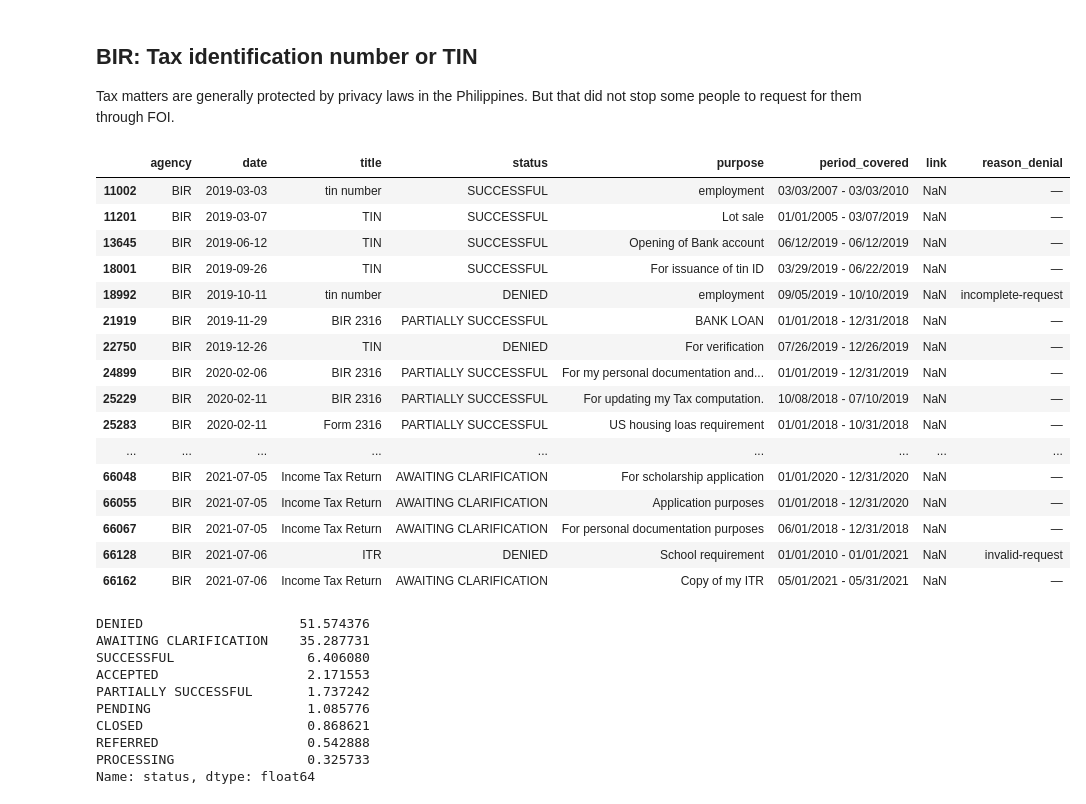
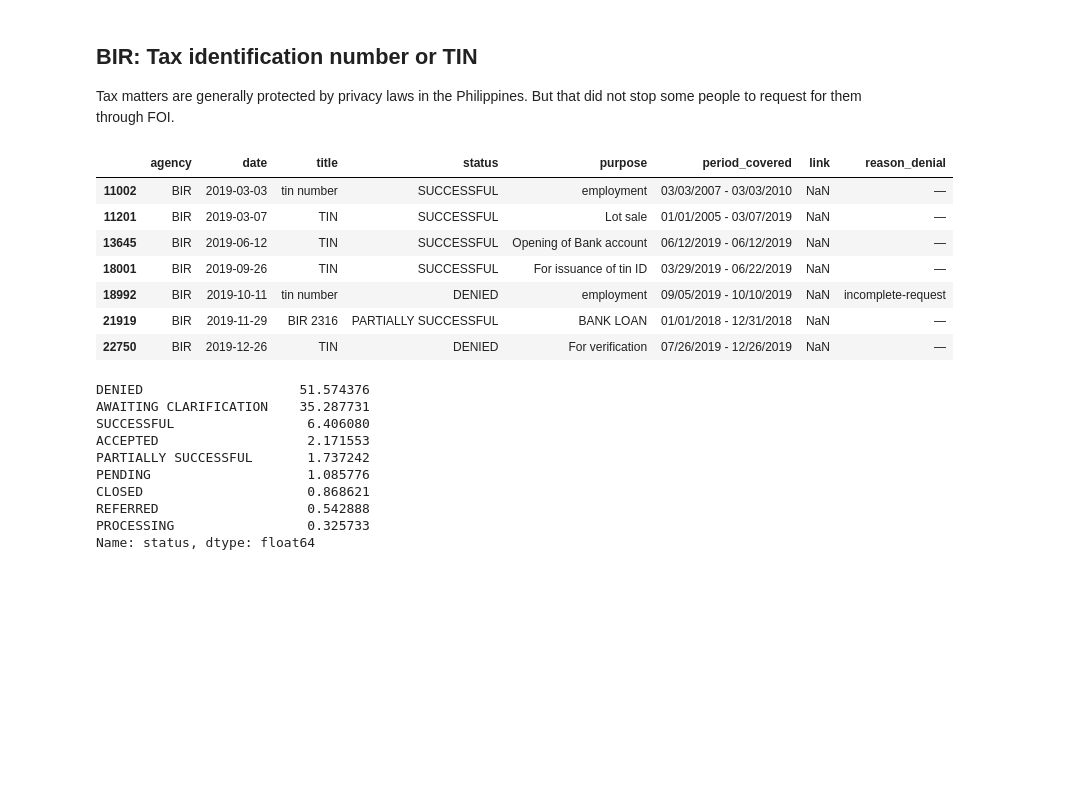
Before and after one commit to pmagtulis/foi-analysis, a Jupyter notebook: foi-analysis.ipynb, the cells around one changed output. Cells and saved outputs as stored; diff of their text form; code cells hidden in the pictures; blank space fills up the shorter version.

```diff
--- a/foi-analysis.ipynb
+++ b/foi-analysis.ipynb
@@ -69,0 +72,3 @@ dtype: object
+# %%
+df = df.drop(["Unnamed: 0"], axis=1)
+df
@@ -254,26 +261,17 @@ Tax matters are generally protected by privacy laws in the Philippines. But that
 # %%
 #df_final[df_final.title=="Income Tax Return"]
 tax = ['Income Tax Return', 'ITR','BIR 2316', 'TIN Verification', 'TIN VERIFICATION', 'BIR Form 2316', 'Income tax return', 'TIN', 'INCOME TAX RETURN', 'Form 2316', 'TIN NUMBER', 'tin number', 'TIN verification']
-df_tax = df_final[df_final['title'].isin(tax)]
-df_tax
+df_tax = df[df['title'].isin(tax)]
+df_tax.head(7)
 # %% [output]
 |  | agency | date | title | status | purpose | period_covered | link | reason_denial |
 | 11002 | BIR | 2019-03-03 | tin number | SUCCESSFUL | employment | 03/03/2007 - 03/03/2010 | NaN | — |
 | 11201 | BIR | 2019-03-07 | TIN | SUCCESSFUL | Lot sale | 01/01/2005 - 03/07/2019 | NaN | — |
 | 13645 | BIR | 2019-06-12 | TIN | SUCCESSFUL | Opening of Bank account | 06/12/2019 - 06/12/2019 | NaN | — |
 | 18001 | BIR | 2019-09-26 | TIN | SUCCESSFUL | For issuance of tin ID | 03/29/2019 - 06/22/2019 | NaN | — |
 | 18992 | BIR | 2019-10-11 | tin number | DENIED | employment | 09/05/2019 - 10/10/2019 | NaN | incomplete-request |
 | 21919 | BIR | 2019-11-29 | BIR 2316 | PARTIALLY SUCCESSFUL | BANK LOAN | 01/01/2018 - 12/31/2018 | NaN | — |
 | 22750 | BIR | 2019-12-26 | TIN | DENIED | For verification | 07/26/2019 - 12/26/2019 | NaN | — |
-| 24899 | BIR | 2020-02-06 | BIR 2316 | PARTIALLY SUCCESSFUL | For my personal documentation and... | 01/01/2019 - 12/31/2019 | NaN | — |
-| 25229 | BIR | 2020-02-11 | BIR 2316 | PARTIALLY SUCCESSFUL | For updating my Tax computation. | 10/08/2018 - 07/10/2019 | NaN | — |
-| 25283 | BIR | 2020-02-11 | Form 2316 | PARTIALLY SUCCESSFUL | US housing loas requirement | 01/01/2018 - 10/31/2018 | NaN | — |
-| ... | ... | ... | ... | ... | ... | ... | ... | ... |
-| 66048 | BIR | 2021-07-05 | Income Tax Return | AWAITING CLARIFICATION | For scholarship application | 01/01/2020 - 12/31/2020 | NaN | — |
-| 66055 | BIR | 2021-07-05 | Income Tax Return | AWAITING CLARIFICATION | Application purposes | 01/01/2018 - 12/31/2020 | NaN | — |
-| 66067 | BIR | 2021-07-05 | Income Tax Return | AWAITING CLARIFICATION | For personal documentation purposes | 06/01/2018 - 12/31/2018 | NaN | — |
-| 66128 | BIR | 2021-07-06 | ITR | DENIED | School requirement | 01/01/2010 - 01/01/2021 | NaN | invalid-request |
-| 66162 | BIR | 2021-07-06 | Income Tax Return | AWAITING CLARIFICATION | Copy of my ITR | 05/01/2021 - 05/31/2021 | NaN | — |
 # %%
 df_tax.status.value_counts(normalize=True) *100
 # %% [output]
```
Also changed, not shown: parts of 23 cells of this notebook.
